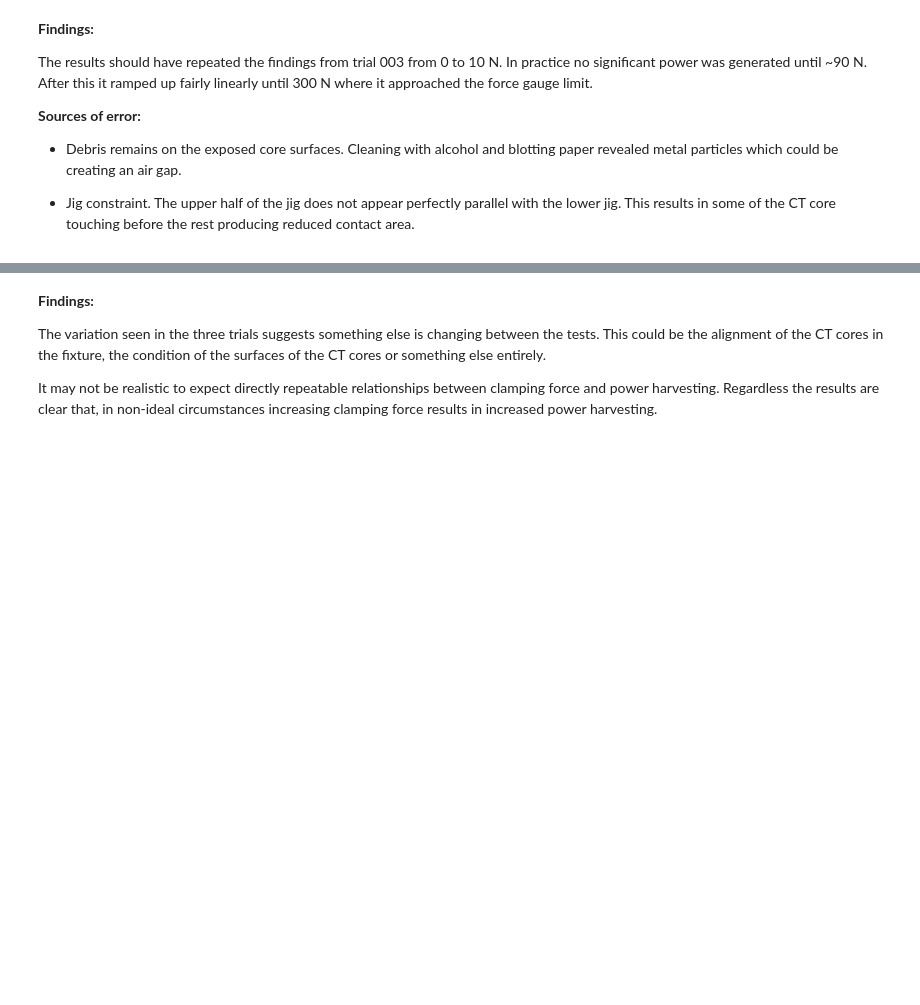
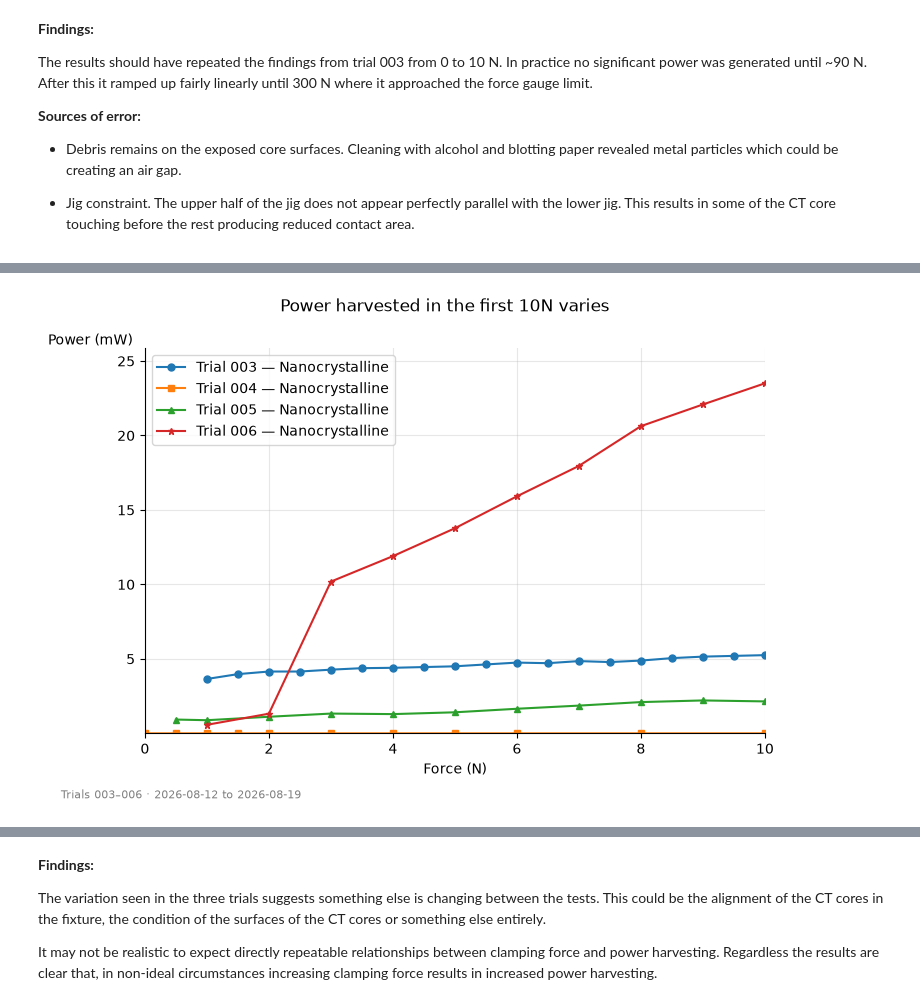
Before and after one commit to stephengilbert1/current-transformer-analysis, a Jupyter notebook: notebooks/01-force-vs-power.ipynb, the cells around one changed output, grey strips where cells are left out. Saved outputs shown, nothing was run; the diff lists cells and outputs as text; code cells hidden in the pictures; blank space fills up the shorter version.

```diff
--- a/notebooks/01-force-vs-power.ipynb
+++ b/notebooks/01-force-vs-power.ipynb
@@ -115,0 +111,8 @@ fig.savefig("../figures/compare_003_004_005_power_vs_force_N.png",
+# %%
+# single panel, zoomed to 0–10 N
+fig, ax = compare_trials(["003", "004", "005", "006"], xlim=(0, 10))
+fig.suptitle("Power harvested in the first 10N varies")
+fig.savefig("../figures/compare_003_006_zoom.png", dpi=300, bbox_inches="tight")
+plt.show()
+# %% [output]
+[figure, added]
```
Also changed, not shown: parts of 16 cells of this notebook, 14 other files.
